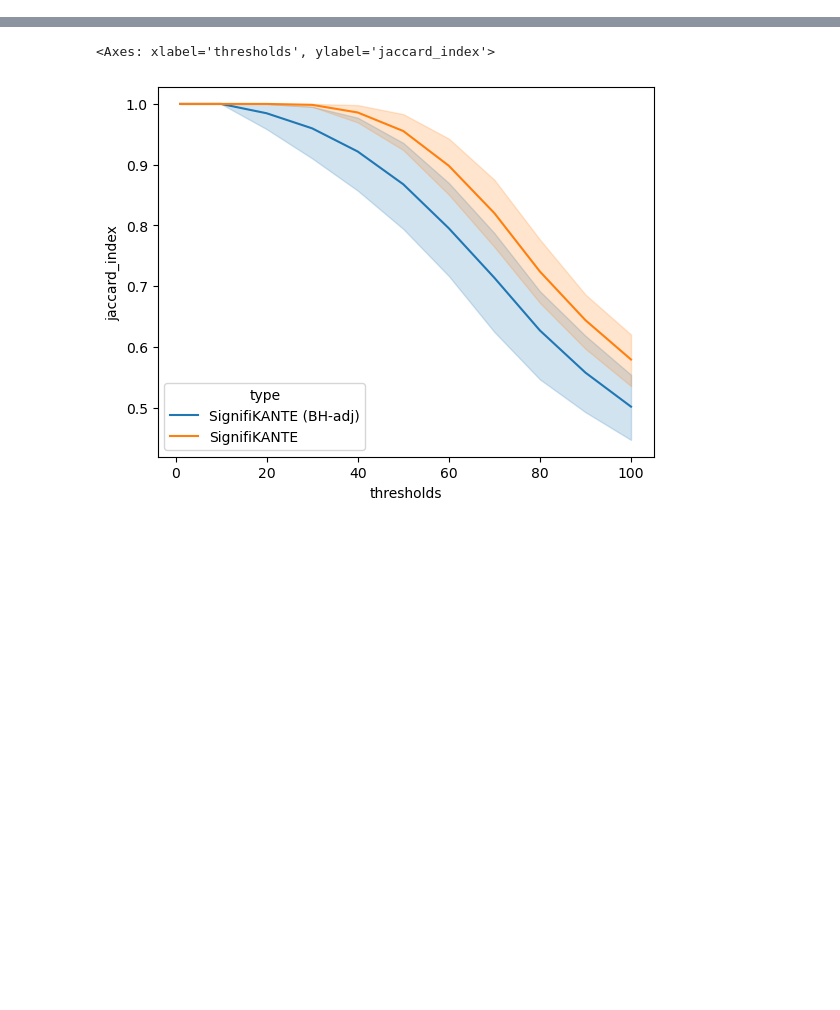
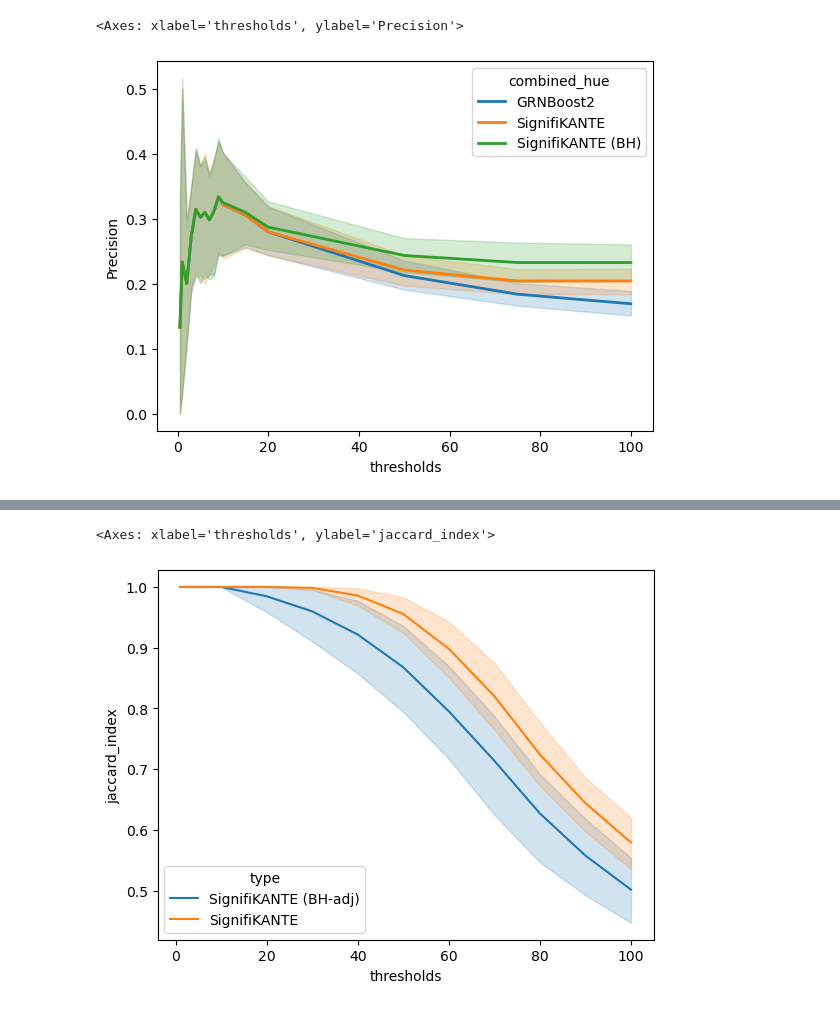
Before and after one commit to bionetslab/SignifiKANTE_Results, a Jupyter notebook: scripts/simulate_sc_data/compute_networks.ipynb, the cells around one changed output, grey strips where cells are left out. Drawn from its saved outputs; the diff is of its cells as text; code cells hidden in the pictures; blank space fills up the shorter version.

Commit message:
update precision computation to make ccomparable to jaccard indices

```diff
--- a/scripts/simulate_sc_data/compute_networks.ipynb
+++ b/scripts/simulate_sc_data/compute_networks.ipynb
@@ -93,3 +107,19 @@ plt.show()
+# %%
+metrics_collector['combined_hue'] = metrics_collector['comparison']
+# %%
+# 3. Draw the single lineplot
+sns.lineplot(
+    data=metrics_collector[metrics_collector.data_configuration=='5_sources'],
+    x='thresholds',
+    y='Precision',
+    hue = 'combined_hue',
+    #palette=sns.color_palette("rocket", 4), # Need more colors now (4 lines)
+    linewidth=2,
+
+)
+# %% [output]
+<Axes: xlabel='thresholds', ylabel='Precision'>
+[figure, added]
 # %%
 import pandas as pd
 import seaborn as sns
```
Also changed, not shown: parts of 8 cells of this notebook, 3 other files.
